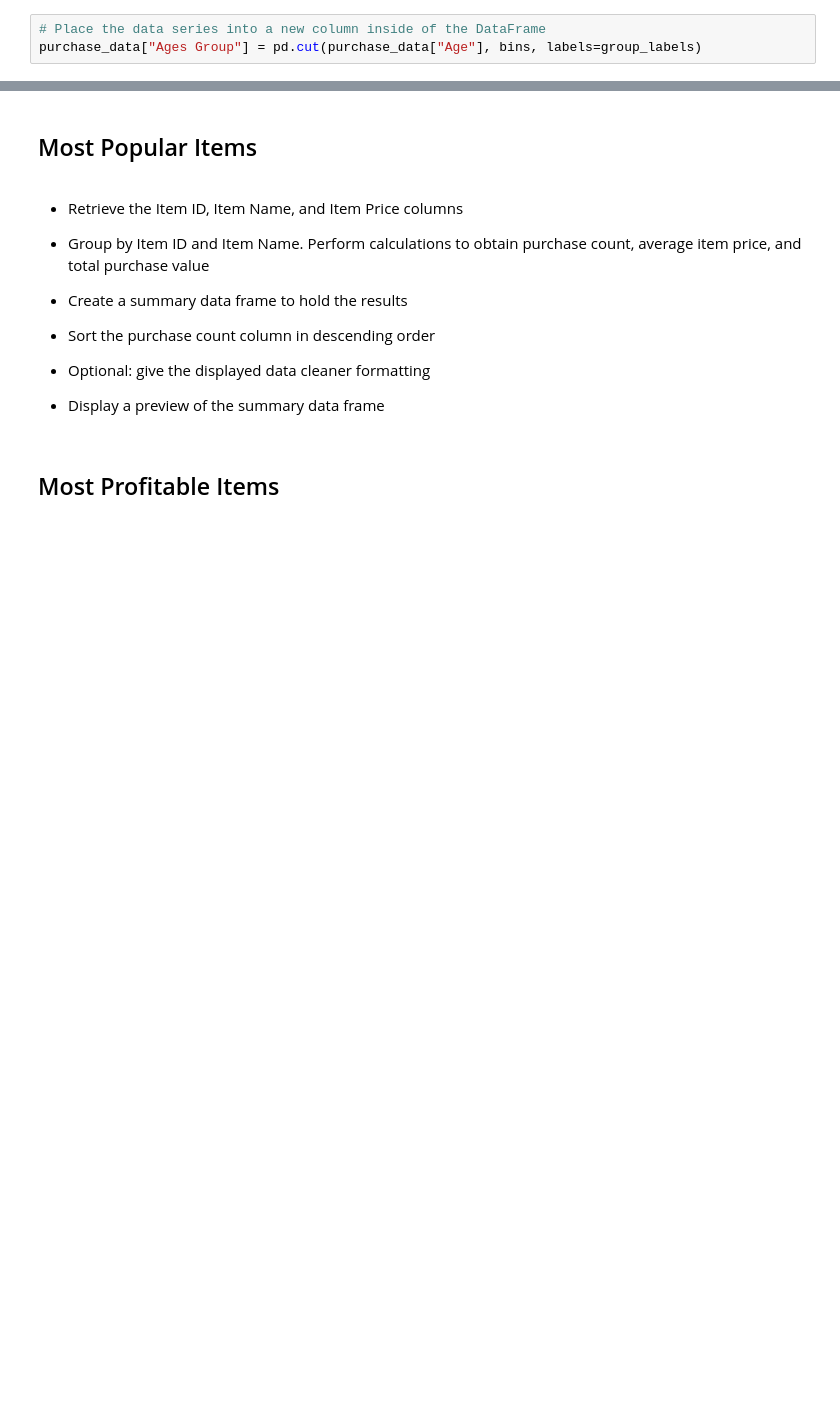
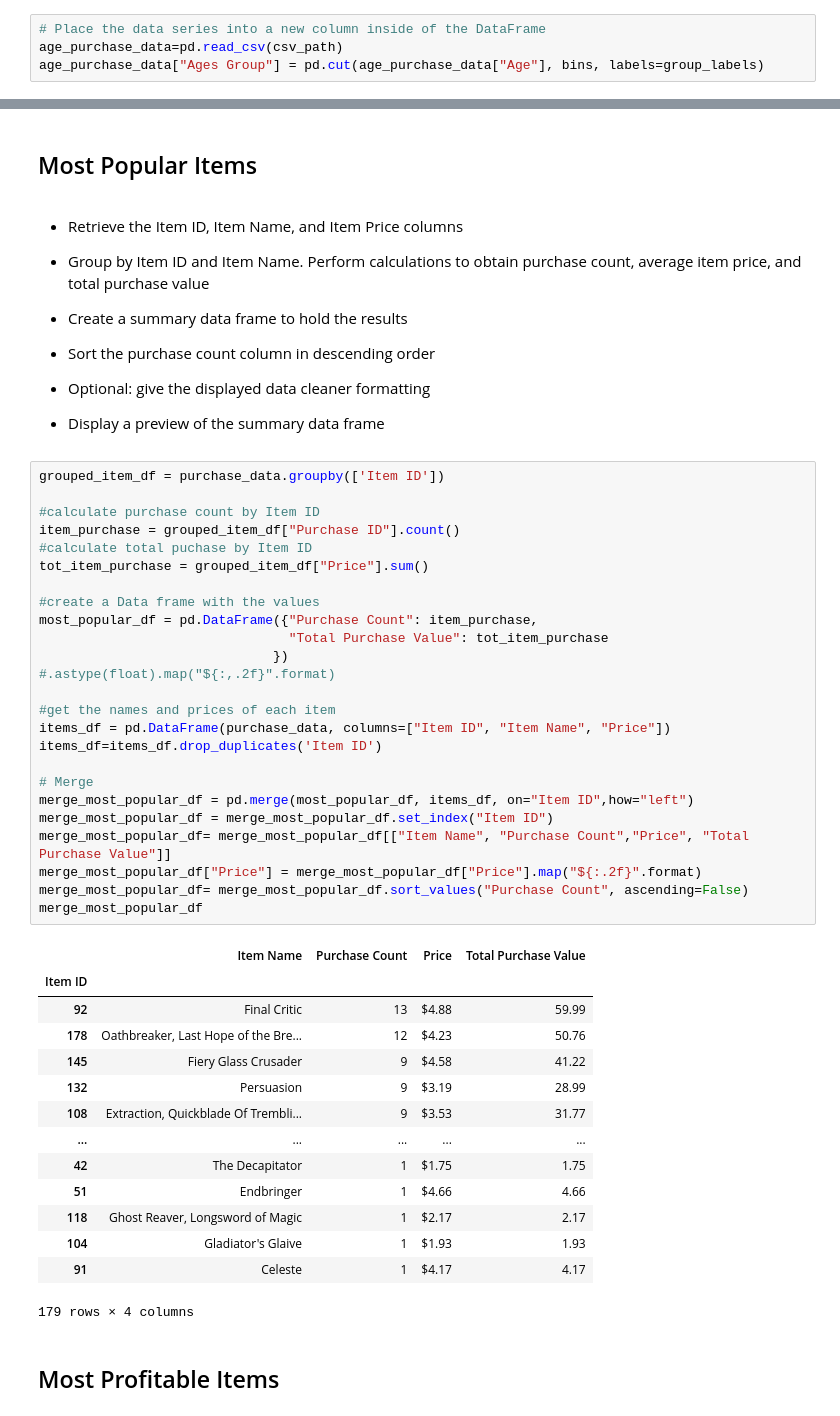
Before and after one commit to galciluz/Pandas-Challenge, a Jupyter notebook: HeroesOfPymoli/HeroesOfPymoli_starter.ipynb, the cells around one changed output, grey strips where cells are left out. Drawn from its saved outputs; the diff is of its cells as text; blank space fills up the shorter version.

```diff
--- a/HeroesOfPymoli/HeroesOfPymoli_starter.ipynb
+++ b/HeroesOfPymoli/HeroesOfPymoli_starter.ipynb
@@ -185,3 +198,4 @@ group_labels = ["< 10", "11 - 15","16 - 20","21 - 25","24 - 30","31 -35","36 - 4
 # %%
 # Place the data series into a new column inside of the DataFrame
-purchase_data["Ages Group"] = pd.cut(purchase_data["Age"], bins, labels=group_labels)
+age_purchase_data=pd.read_csv(csv_path)
+age_purchase_data["Ages Group"] = pd.cut(age_purchase_data["Age"], bins, labels=group_labels)
@@ -236,6 +337,46 @@ purchase_data["Ages Group"] = pd.cut(purchase_data["Age"], bins, labels=group_la
 
 
 * Display a preview of the summary data frame
+# %%
+grouped_item_df = purchase_data.groupby(['Item ID'])
+
+#calculate purchase count by Item ID
+item_purchase = grouped_item_df["Purchase ID"].count()
+#calculate total puchase by Item ID
+tot_item_purchase = grouped_item_df["Price"].sum()
+
+#create a Data frame with the values
+most_popular_df = pd.DataFrame({"Purchase Count": item_purchase,
+                                "Total Purchase Value": tot_item_purchase
+                              })
+#.astype(float).map("${:,.2f}".format)
+
+#get the names and prices of each item
+items_df = pd.DataFrame(purchase_data, columns=["Item ID", "Item Name", "Price"])
+items_df=items_df.drop_duplicates('Item ID')
+
+# Merge
+merge_most_popular_df = pd.merge(most_popular_df, items_df, on="Item ID",how="left")
+merge_most_popular_df = merge_most_popular_df.set_index("Item ID")
+merge_most_popular_df= merge_most_popular_df[["Item Name", "Purchase Count","Price", "Total Purchase Value"]]
+merge_most_popular_df["Price"] = merge_most_popular_df["Price"].map("${:.2f}".format)
+merge_most_popular_df= merge_most_popular_df.sort_values("Purchase Count", ascending=False)
+merge_most_popular_df
+# %% [output]
+|  | Item Name | Purchase Count | Price | Total Purchase Value |
+| Item ID |  |  |  |  |
+| 92 | Final Critic | 13 | $4.88 | 59.99 |
+| 178 | Oathbreaker, Last Hope of the Bre... | 12 | $4.23 | 50.76 |
+| 145 | Fiery Glass Crusader | 9 | $4.58 | 41.22 |
+| 132 | Persuasion | 9 | $3.19 | 28.99 |
+| 108 | Extraction, Quickblade Of Trembli... | 9 | $3.53 | 31.77 |
+| ... | ... | ... | ... | ... |
+| 42 | The Decapitator | 1 | $1.75 | 1.75 |
+| 51 | Endbringer | 1 | $4.66 | 4.66 |
+| 118 | Ghost Reaver, Longsword of Magic | 1 | $2.17 | 2.17 |
+| 104 | Gladiator's Glaive | 1 | $1.93 | 1.93 |
+| 91 | Celeste | 1 | $4.17 | 4.17 |
+179 rows × 4 columns
 # %% [markdown]
 ## Most Profitable Items
 # %% [markdown]
```
Also changed, not shown: parts of 14 cells of this notebook, 5 other files.
